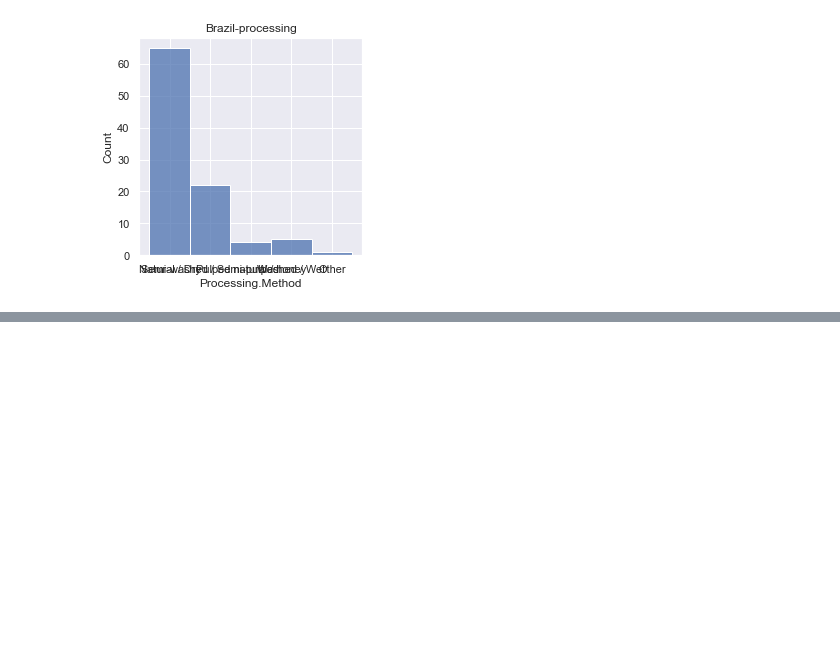
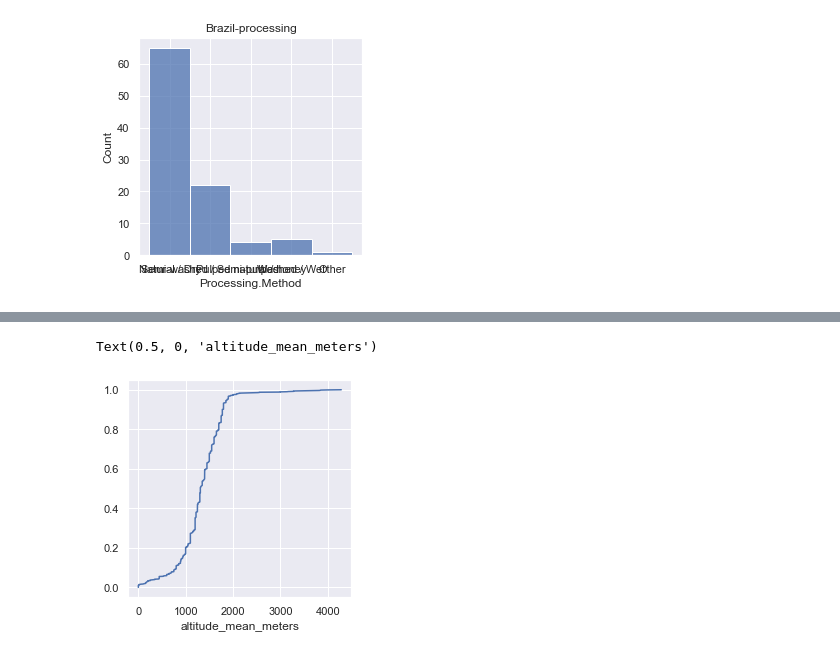
Before and after one commit to arrrin/coffee-analysis, a Jupyter notebook: Basic.ipynb, the cells around one changed output, grey strips where cells are left out. Drawn from its saved outputs; the diff is of its cells as text; code cells hidden in the pictures; blank space fills up the shorter version.

```diff
--- a/Basic.ipynb
+++ b/Basic.ipynb
@@ -272,0 +278,9 @@ sns.histplot(df.loc[df['Country.of.Origin'] == 'Thailand']['Processing.Method'])
+# %%
+altitude_series = df.loc[:,'altitude_mean_meters']
+x = np.sort(altitude_series)
+y = 1. * np.arange(len(altitude_series)) / (len(altitude_series) - 1)
+plt.plot(x, y)
+plt.xlabel('altitude_mean_meters')
+# %% [output]
+Text(0.5, 0, 'altitude_mean_meters')
+[figure, added]
```
Also changed, not shown: parts of 3 cells of this notebook.
